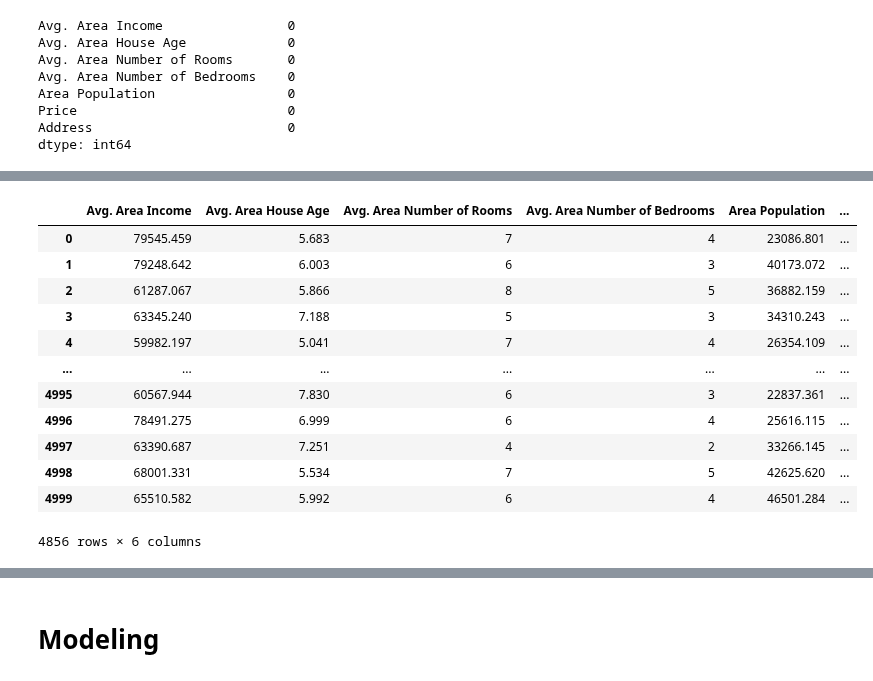
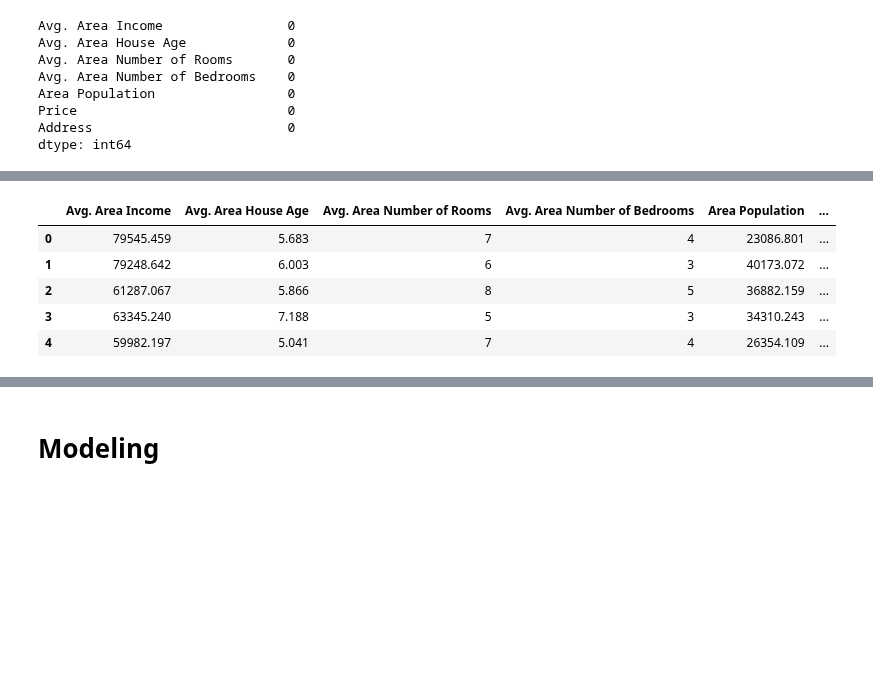
Before and after one commit to Harsh502s/ML-Assignments, a Jupyter notebook: Notebooks/Assignment 5 House Price DT.ipynb, the cells around one changed output, grey strips where cells are left out. Cells and saved outputs as stored; diff of their text form; code cells hidden in the pictures; blank space fills up the shorter version.

```diff
--- a/Notebooks/Assignment 5 House Price DT.ipynb
+++ b/Notebooks/Assignment 5 House Price DT.ipynb
@@ -67,8 +75,3 @@ dtype: int64
 # %%
 # Dropping the Address column
 df.drop("Address", axis=1, inplace=True)
-# %%
-# Checking for outliers
-for i in df.columns:
-    sns.boxplot(df[i])
-    plt.show()
@@ -82,9 +92,15 @@ for i in df.columns:
 # %%
-# Removing outliers using Inter Quartile Range of every column
+"""# Removing outliers using Inter Quartile Range of every column
 for i in df.columns:
     q1 = df[i].quantile(0.25)
     q3 = df[i].quantile(0.75)
     iqr = q3 - q1
     low = q1 - 1.5 * iqr
     high = q3 + 1.5 * iqr
-    df = df[(df[i] > low) & (df[i] < high)]
+    df = df[(df[i] > low) & (df[i] < high)]"""
+
+# Removing outliers using zscore
+from scipy.stats import zscore
+
+z = np.abs(zscore(df))
+df = df[(z < 3).all(axis=1)]
@@ -111,18 +124,11 @@ df[["Avg. Area Number of Rooms", "Avg. Area Number of Bedrooms"]] = df[
     ["Avg. Area Number of Rooms", "Avg. Area Number of Bedrooms"]
 ].astype("int64")
 # %%
-df
+df.head()
 # %% [output]
 |  | Avg. Area Income | Avg. Area House Age | Avg. Area Number of Rooms | Avg. Area Number of Bedrooms | Area Population | ... |
 | 0 | 79545.459 | 5.683 | 7 | 4 | 23086.801 | ... |
 | 1 | 79248.642 | 6.003 | 6 | 3 | 40173.072 | ... |
 | 2 | 61287.067 | 5.866 | 8 | 5 | 36882.159 | ... |
 | 3 | 63345.240 | 7.188 | 5 | 3 | 34310.243 | ... |
 | 4 | 59982.197 | 5.041 | 7 | 4 | 26354.109 | ... |
-| ... | ... | ... | ... | ... | ... | ... |
-| 4995 | 60567.944 | 7.830 | 6 | 3 | 22837.361 | ... |
-| 4996 | 78491.275 | 6.999 | 6 | 4 | 25616.115 | ... |
-| 4997 | 63390.687 | 7.251 | 4 | 2 | 33266.145 | ... |
-| 4998 | 68001.331 | 5.534 | 7 | 5 | 42625.620 | ... |
-| 4999 | 65510.582 | 5.992 | 6 | 4 | 46501.284 | ... |
-4856 rows × 6 columns
```
Also changed, not shown: parts of 13 cells of this notebook, 6 other files.
